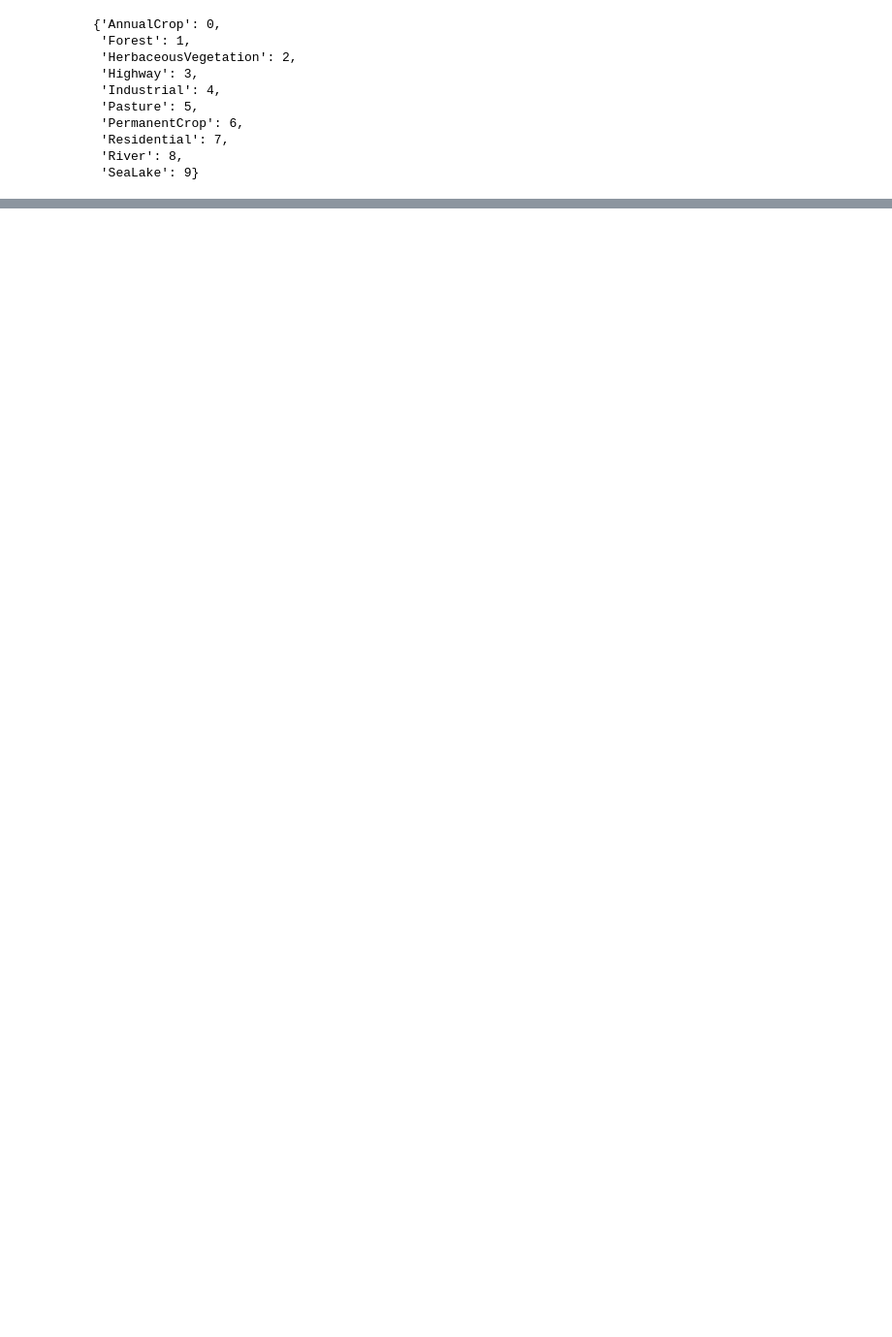
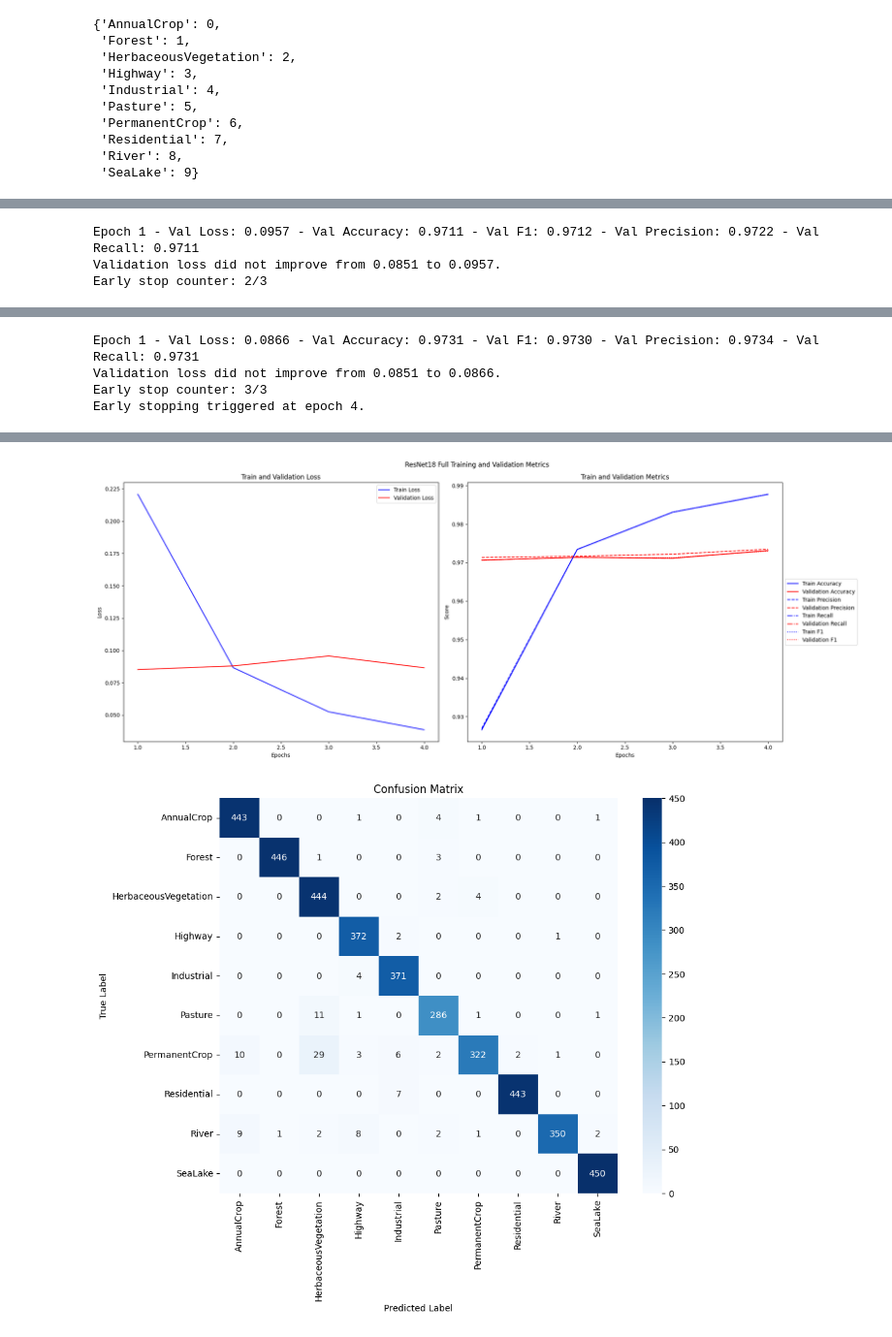
Before and after one commit to silveriorj/sentinel-2-cnn, a Jupyter notebook: land-cover-cnn.ipynb, the cells around one changed output, grey strips where cells are left out. Shown at 97% size. Cells and saved outputs as stored; diff of their text form; code cells hidden in the pictures; blank space fills up the shorter version.

Commit message:
feat: added fine-tunning with resnet50 and efficient net

```diff
--- a/land-cover-cnn.ipynb
+++ b/land-cover-cnn.ipynb
@@ -391,7 +431,7 @@ data_transforms = {
 # %%
 # Create combined dataset with proper class structure
 dataset = datasets.ImageFolder(
-    root='./EuroSAT_RGB',
+    root=dataset_path,
     transform=data_transforms['all']
 )
 dataset
@@ -438,7 +478,7 @@ for class_name in class_names:
     train_size = int(0.7 * len(class_subset))
     val_size = int(0.15 * len(class_subset))
     test_size = len(class_subset) - train_size - val_size
-    train_subset, val_subset, test_subset = random_split(class_subset, [train_size, val_size, test_size])
+    train_subset, val_subset, test_subset = random_split(class_subset, [train_size, val_size, test_size], generator=torch.Generator().manual_seed(42))
 
     # Append the subsets to the combined dataset
     combined_dataset["train"].append(train_subset)
@@ -461,10 +501,17 @@ print(f"Train dataset size: {len(final_dataset['train'])}")
 print(f"Validation dataset size: {len(final_dataset['val'])}")
 print(f"Test dataset size: {len(final_dataset['test'])}")
 
+# num_worker = 4 * num_GPU
+device_count = torch.cuda.device_count() if torch.cuda.is_available() else torch.mps.device_count() if torch.backends.mps.is_available() else 0
+num_workers = 4 * (device_count if device_count > 0 else 1)
+
+print(f"Number of workers: {num_workers}")
+print(f"Number of GPUs: {device_count}")
+
 data_loaders = {
-    "train": DataLoader(final_dataset["train"], batch_size=24, shuffle=True),
-    "val": DataLoader(final_dataset["val"], batch_size=64, shuffle=False),
-    "test": DataLoader(final_dataset["test"], batch_size=64, shuffle=False)
+    "train": DataLoader(final_dataset["train"], batch_size=32, shuffle=True, num_workers=num_workers),
+    "val": DataLoader(final_dataset["val"], batch_size=32, shuffle=False, num_workers=num_workers),
+    "test": DataLoader(final_dataset["test"], batch_size=32, shuffle=False, num_workers=num_workers)
 }
 # %% [output]
 Classes: ['AnnualCrop', 'Forest', 'HerbaceousVegetation', 'Highway', 'Industrial', 'Pasture', 'PermanentCrop', 'Residential', 'River', 'SeaLake']
@@ -652,0 +694,29 @@ Epoch 6 - Train Loss: 0.6755 - Train Accuracy: 0.7693 - Train F1: 0.7680 - Train
+# %%
+# Load the pretrained model
+# Use torchvision's ResNet18 model
+resnet18_full = torchvision.models.resnet18(pretrained=True)
+resnet18_full.fc = nn.Linear(resnet18_full.fc.in_features, 10)
+
+epochs = 40
+
+resnet18_full_trainer = Trainer(
+    model=resnet18_full,
+    dataloader=data_loaders,
+    epochs=epochs,
+    learning_rate=1e-4,
+    best_model_filename='./best_model_resnet18_full.pth',
+    best_model_path=f"./Sentinel-2_Land_Cover_Dataset",
+)
+
+resnet18_full_trainer.fit()
+history = resnet18_full_trainer.evaluate(testing=True)
+print(f'Test loss: {history["loss"]} accuracy: {history["accuracy"]} precision: {history["precision"]} recall: {history["recall"]} f1: {history["f1"]}')
+
+# Plot training and validation metrics
+resnet18_full_trainer.plot_metrics(title="ResNet18 Full Training and Validation Metrics")
+resnet18_full_trainer.plot_confusion_matrix(history['confusion_matrix'], class_names)
+
+# Save the metrics to a CSV file
+metrics_resnet18_full_df = pd.DataFrame(resnet18_full_trainer.history)
+metrics_resnet18_full_df.to_csv('./metrics_resnet18_full.csv', index=False)
+# %% [output]
@@ -652,0 +736,3 @@ Epoch 6 - Train Loss: 0.6755 - Train Accuracy: 0.7693 - Train F1: 0.7680 - Train
+Epoch 1 - Val Loss: 0.0957 - Val Accuracy: 0.9711 - Val F1: 0.9712 - Val Precision: 0.9722 - Val Recall: 0.9711
+Validation loss did not improve from 0.0851 to 0.0957.
+Early stop counter: 2/3
@@ -652,0 +740,4 @@ Epoch 6 - Train Loss: 0.6755 - Train Accuracy: 0.7693 - Train F1: 0.7680 - Train
+Epoch 1 - Val Loss: 0.0866 - Val Accuracy: 0.9731 - Val F1: 0.9730 - Val Precision: 0.9734 - Val Recall: 0.9731
+Validation loss did not improve from 0.0851 to 0.0866.
+Early stop counter: 3/3
+Early stopping triggered at epoch 4.
@@ -652,0 +745,2 @@ Epoch 6 - Train Loss: 0.6755 - Train Accuracy: 0.7693 - Train F1: 0.7680 - Train
+[figure, added]
+[figure, added]
```
Also changed, not shown: parts of 26 cells of this notebook.
